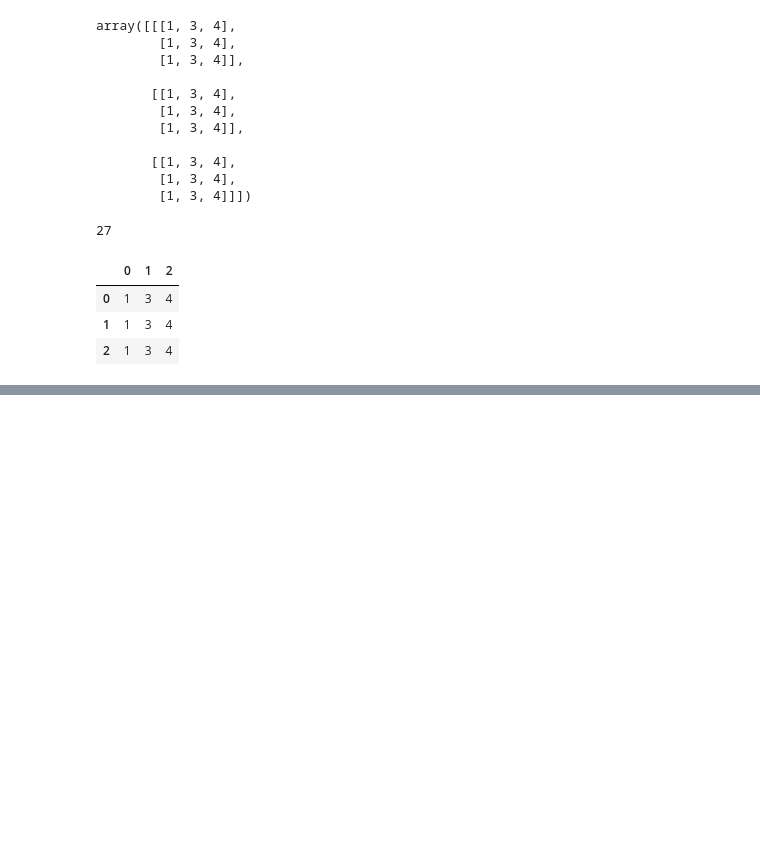
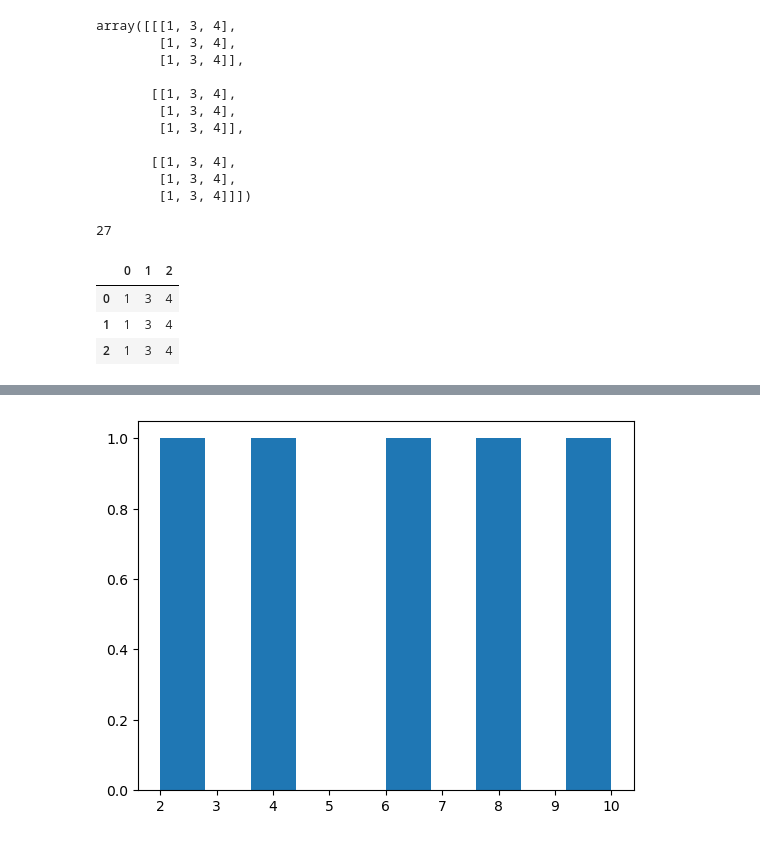
Before and after one commit to nelson2064/Machine-Learning-Data-Science, a Jupyter notebook: dintroduction-to-numpy/introduction-to-numpy.ipynb, the cells around one changed output, grey strips where cells are left out. Drawn from its saved outputs; the diff is of its cells as text; code cells hidden in the pictures; blank space fills up the shorter version.

```diff
--- a/dintroduction-to-numpy/introduction-to-numpy.ipynb
+++ b/dintroduction-to-numpy/introduction-to-numpy.ipynb
@@ -247,0 +838,5 @@ dataframe
+# %%
+plt.hist(low_var_array)
+plt.show()
+# %% [output]
+[figure, added]
```
Also changed, not shown: parts of 106 cells of this notebook, 1 other file.
